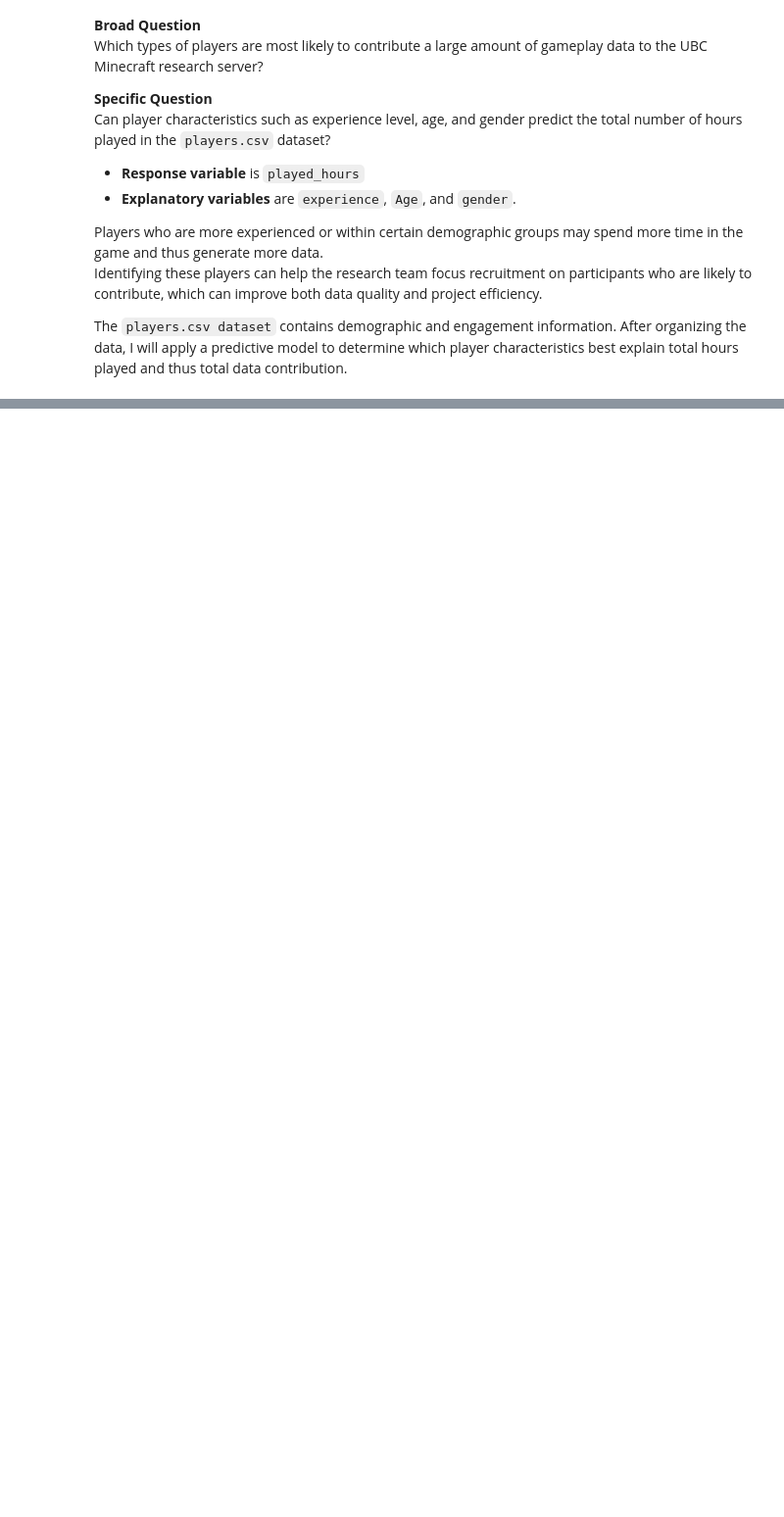
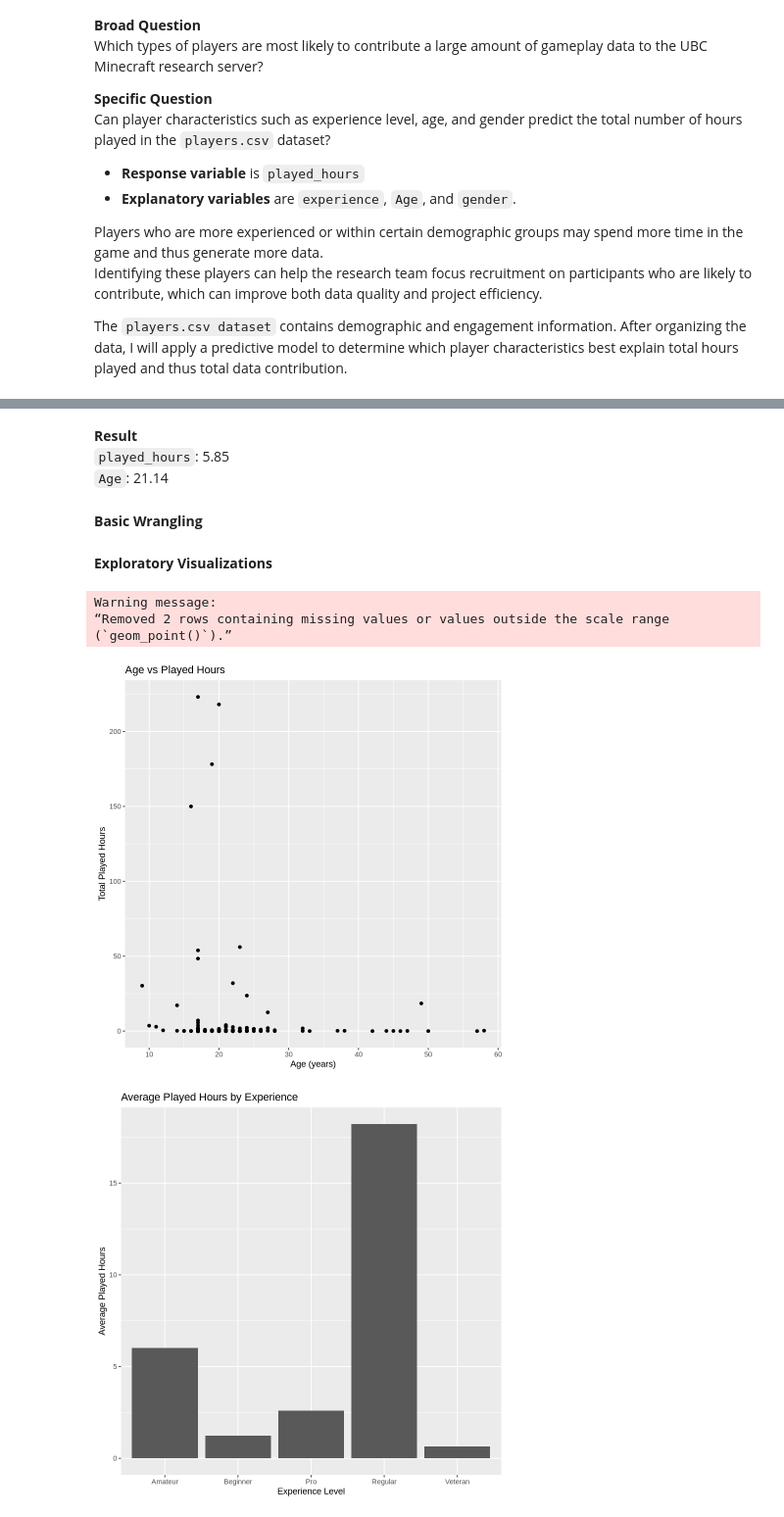
Before and after one commit to kaileyh7/dsci100-minecraft-project, a Jupyter notebook: individual-planning-stage.ipynb, the cells around one changed output, grey strips where cells are left out. Shown at 98% size. Drawn from its saved outputs; the diff is of its cells as text; code cells hidden in the pictures; blank space fills up the shorter version.

Commit message:
Added Exploratory Data Analysis and Visualization
Completed third part of the planning stage.

```diff
--- a/individual-planning-stage.ipynb
+++ b/individual-planning-stage.ipynb
@@ -55,0 +60,9 @@ The `players.csv dataset` contains demographic and engagement information. After
+# %%
+# Run this first.
+library(tidyverse)
+
+players <- read_csv("players.csv")
+sessions <- read_csv("sessions.csv")
+
+glimpse(players)
+glimpse(sessions)
@@ -55,0 +113,6 @@ The `players.csv dataset` contains demographic and engagement information. After
+# %% [markdown]
+**Result**
+<br> `played_hours`: 5.85
+<br> `Age`: 21.14
+# %% [markdown]
+**Basic Wrangling**
@@ -55,0 +122,36 @@ The `players.csv dataset` contains demographic and engagement information. After
+# %% [markdown]
+**Exploratory Visualizations**
+# %%
+# Age vs Played Hours
+ggplot(players, aes(x = Age, y = played_hours)) +
+    geom_point() +
+    labs(title = "Age vs Played Hours",
+         x = "Age (years)",
+         y = "Total Played Hours")
+
+# Experience vs Played Hours
+ggplot(players, aes(x = as.factor(experience), y = played_hours)) +
+    geom_bar(stat = "summary", fun = "mean") +
+    labs(title = "Average Played Hours by Experience",
+         x = "Experience Level",
+         y = "Average Played Hours")
+
+# Gender vs Played Hours
+ggplot(players, aes(x = gender, y = played_hours)) +
+    geom_bar(stat = "summary", fun = "mean") +
+    labs(title = "Average Played Hours by Gender",
+         x = "Gender",
+         y = "Average Played Hours")
+
+# Distribution of Played Hours (histogram)
+ggplot(players, aes(x = played_hours)) +
+  geom_histogram(bins = 30) +
+  labs(title = "Distribution of Total Played Hours",
+       x = "Total Played Hours",
+       y = "Number of Players")
+# %% [output]
+Warning message:
+“Removed 2 rows containing missing values or values outside the scale range
+(`geom_point()`).”
+[figure, added]
+[figure, added]
```
Also changed, not shown: parts of 7 cells of this notebook.
